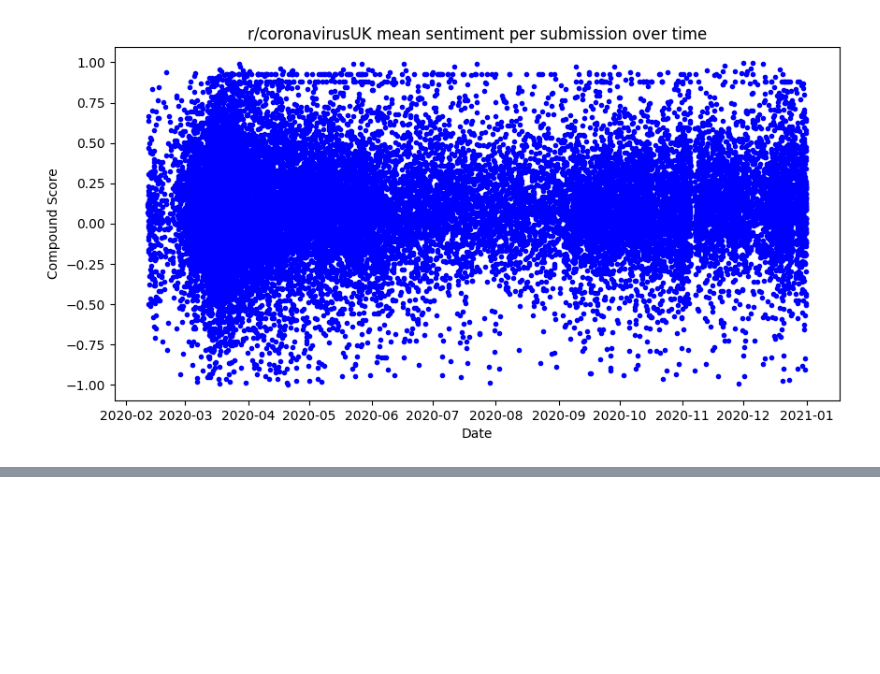
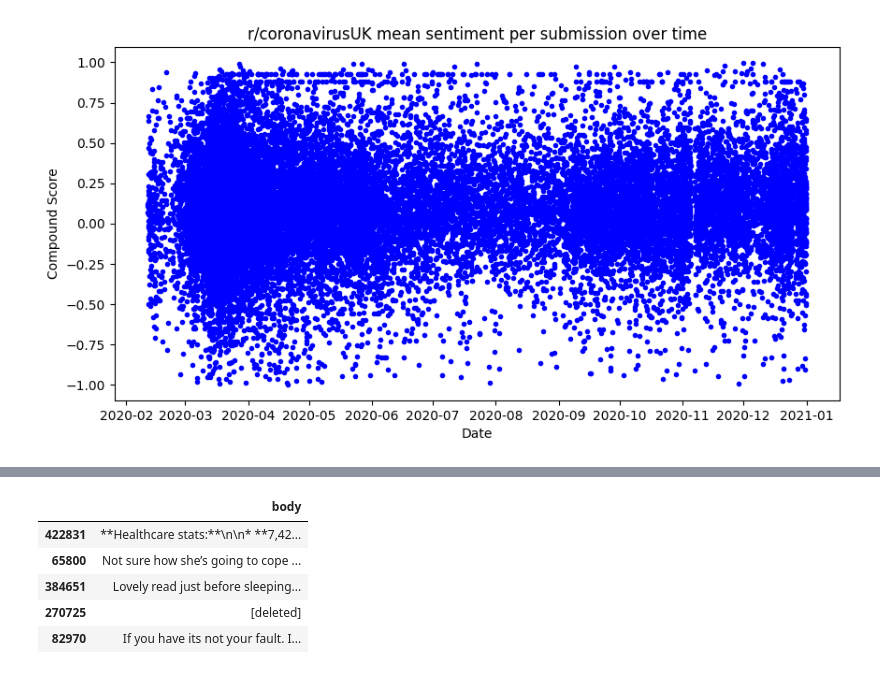
Before and after one commit to ollyjc99/COVID-19-Sentiment-and-Compliance-Analyzer, a Jupyter notebook: Data Analysis.ipynb, the cells around one changed output, grey strips where cells are left out. Saved outputs shown, nothing was run; the diff lists cells and outputs as text; code cells hidden in the pictures; blank space fills up the shorter version.

```diff
--- a/Data Analysis.ipynb
+++ b/Data Analysis.ipynb
@@ -127,10 +127,20 @@ ax1.barh(x, topchi2[1], align='center', alpha=0.5)
 # %%
-### LATENT DIRICHLET ALLOCATION (LDA)
+### LATENT DIRICHLET ALLOCATION (LDA) test from towardsdatascience
 
 import re
 
+comments = c_df.reset_index().drop(columns=['id', 'datetime', 'sentiment', 'compound_score', 'submission_id', 'parent_id'], axis=1)
+
+comments = comments.sample(100)
 
 # Remove punctuation
+# %% [output]
+|  | body |
+| 422831 | **Healthcare stats:**\n\n* **7,42... |
+| 65800 | Not sure how she’s going to cope ... |
+| 384651 | Lovely read just before sleeping... |
+| 270725 | [deleted] |
+| 82970 | If you have its not your fault. I... |
 # %%
 c_df.sample(10)
 # %% [output]
```
Also changed, not shown: parts of 11 cells of this notebook.
